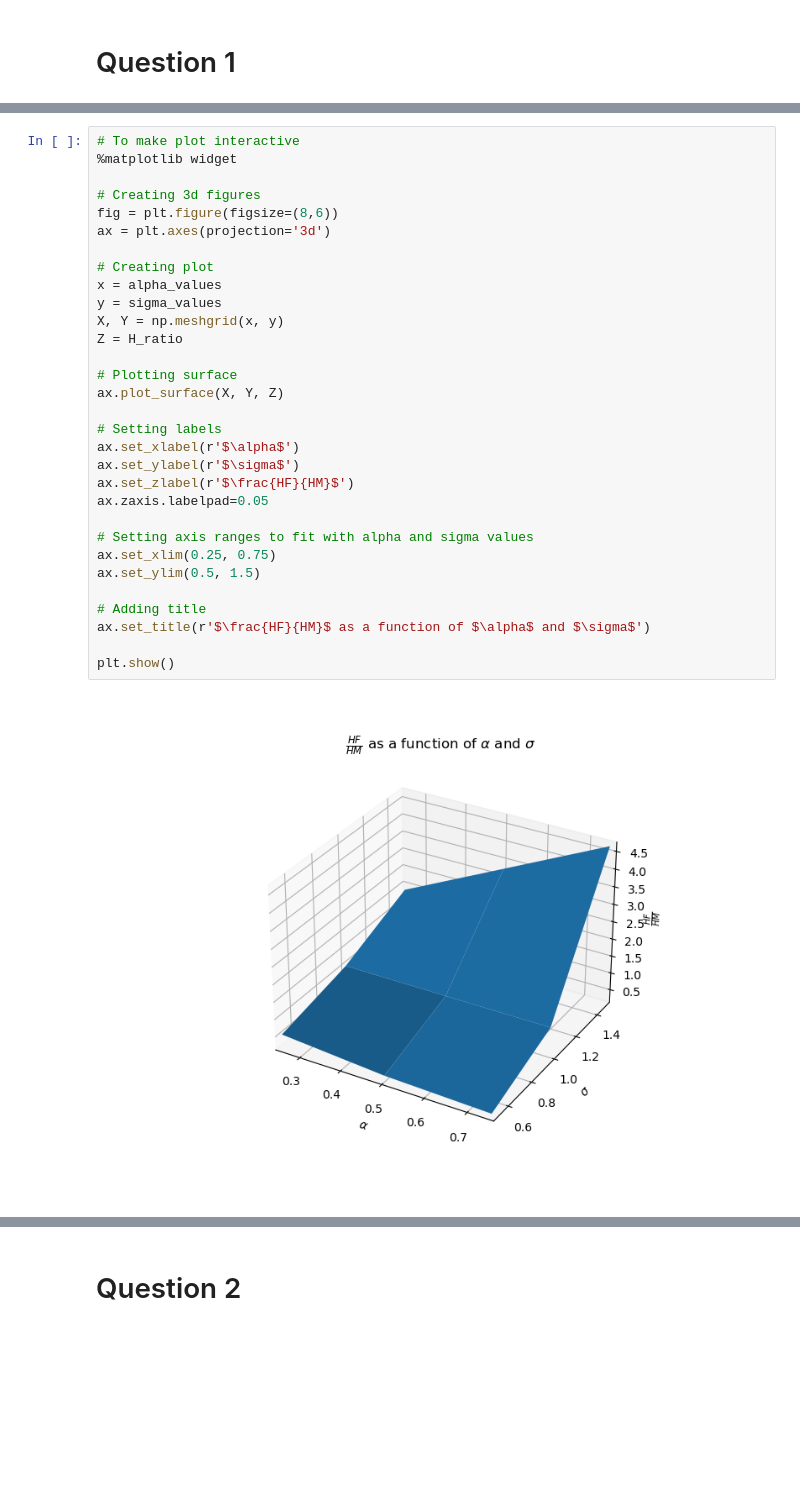
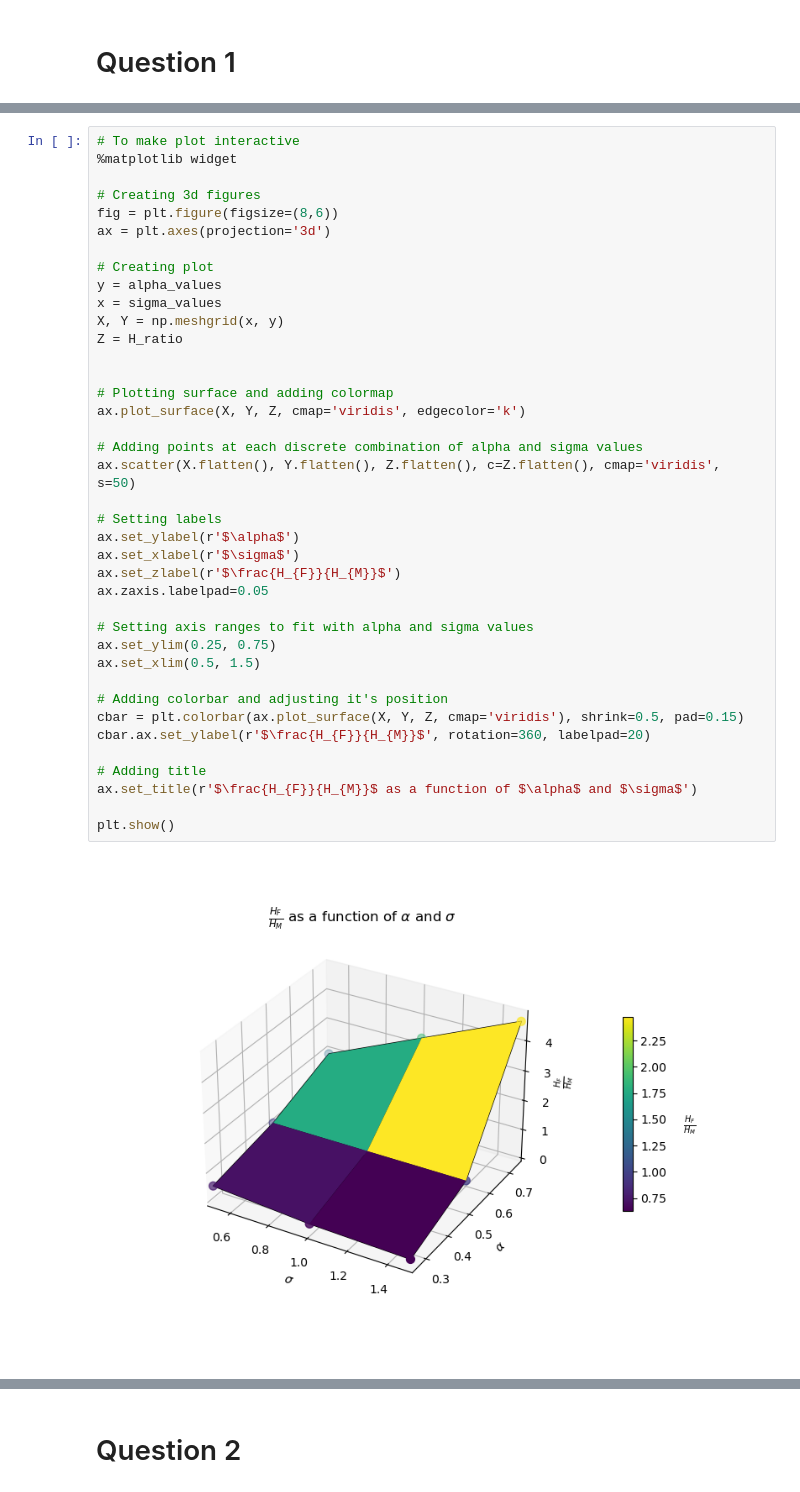
Before and after one commit to crd874/Inaug, a Jupyter notebook: inauguralproject.ipynb, the cells around one changed output, grey strips where cells are left out. Saved outputs shown, nothing was run; the diff lists cells and outputs as text; blank space fills up the shorter version.

```diff
--- a/inauguralproject.ipynb
+++ b/inauguralproject.ipynb
@@ -48,33 +56,41 @@ print(H_ratio)
 # %%
 # To make plot interactive
 %matplotlib widget
 
 # Creating 3d figures
 fig = plt.figure(figsize=(8,6))
 ax = plt.axes(projection='3d')
 
 # Creating plot
-x = alpha_values
-y = sigma_values
+y = alpha_values
+x = sigma_values
 X, Y = np.meshgrid(x, y)
 Z = H_ratio
 
-# Plotting surface
-ax.plot_surface(X, Y, Z)
+
+# Plotting surface and adding colormap
+ax.plot_surface(X, Y, Z, cmap='viridis', edgecolor='k')
+
+# Adding points at each discrete combination of alpha and sigma values
+ax.scatter(X.flatten(), Y.flatten(), Z.flatten(), c=Z.flatten(), cmap='viridis', s=50)
 
 # Setting labels
-ax.set_xlabel(r'$\alpha$')
-ax.set_ylabel(r'$\sigma$')
-ax.set_zlabel(r'$\frac{HF}{HM}$')
+ax.set_ylabel(r'$\alpha$')
+ax.set_xlabel(r'$\sigma$')
+ax.set_zlabel(r'$\frac{H_{F}}{H_{M}}$')
 ax.zaxis.labelpad=0.05
 
 # Setting axis ranges to fit with alpha and sigma values
-ax.set_xlim(0.25, 0.75)
-ax.set_ylim(0.5, 1.5)
+ax.set_ylim(0.25, 0.75)
+ax.set_xlim(0.5, 1.5)
+
+# Adding colorbar and adjusting it's position
+cbar = plt.colorbar(ax.plot_surface(X, Y, Z, cmap='viridis'), shrink=0.5, pad=0.15)
+cbar.ax.set_ylabel(r'$\frac{H_{F}}{H_{M}}$', rotation=360, labelpad=20)
 
 # Adding title
-ax.set_title(r'$\frac{HF}{HM}$ as a function of $\alpha$ and $\sigma$')
+ax.set_title(r'$\frac{H_{F}}{H_{M}}$ as a function of $\alpha$ and $\sigma$')
 
 plt.show()
 # %% [output]
-[figure, old version]
+[figure, new version]
```
Also changed, not shown: parts of 10 cells of this notebook, 1 other file.
